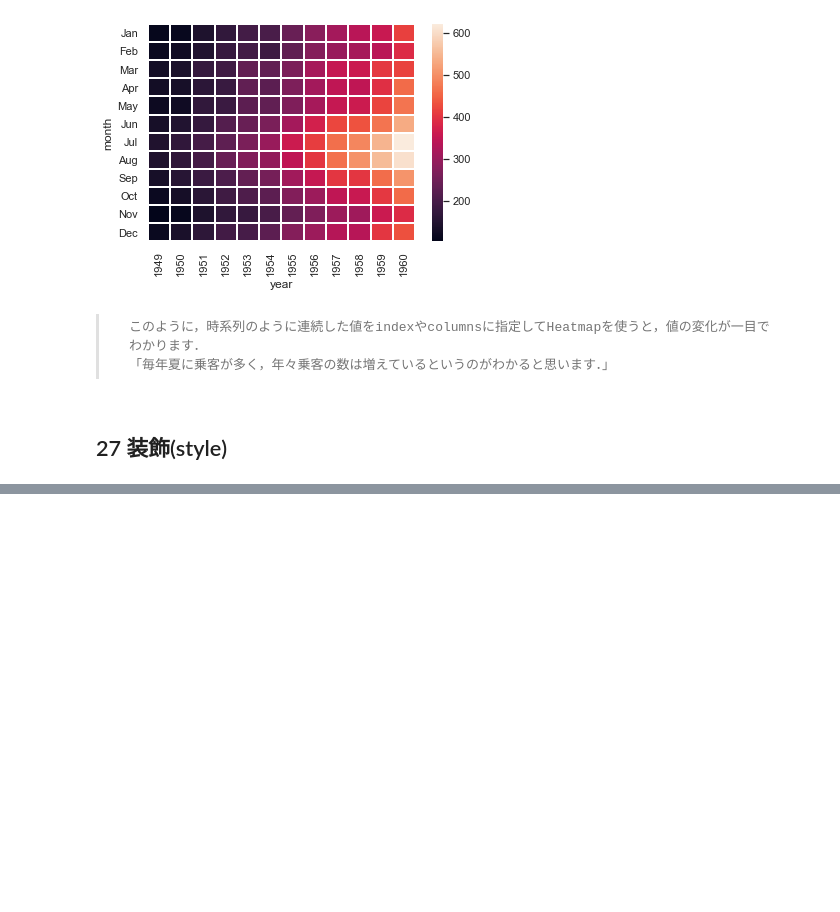
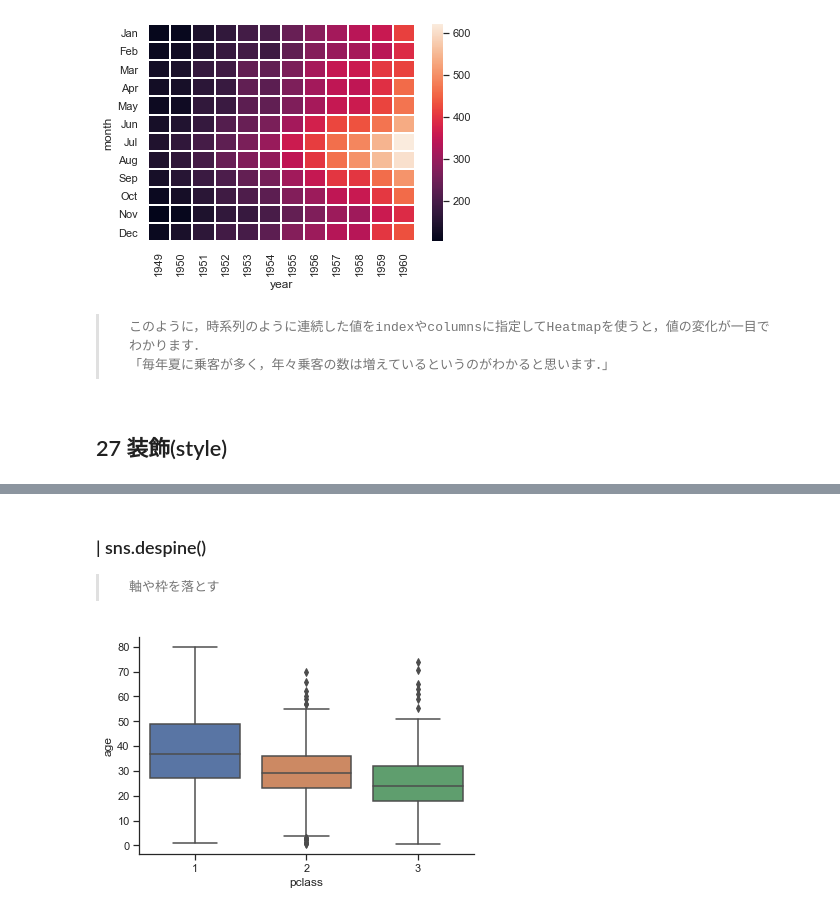
Before and after one commit to GitHiru/ml_academic, a Jupyter notebook: various_learning/kame/kame_ds_5_seaborn.ipynb, the cells around one changed output, grey strips where cells are left out. Drawn from its saved outputs; the diff is of its cells as text; code cells hidden in the pictures; blank space fills up the shorter version.

```diff
--- a/various_learning/kame/kame_ds_5_seaborn.ipynb
+++ b/various_learning/kame/kame_ds_5_seaborn.ipynb
@@ -329,0 +394,9 @@ sns.heatmap(flights_pivot, linewidths=1)
+# %% [markdown]
+### | sns.despine()
+>     軸や枠を落とす
+# %%
+sns.set(style="ticks") #枠線と軸ができる
+sns.boxplot(x="pclass", y="age", data=titanic)
+sns.despine()
+# %% [output]
+[figure, added]
```
Also changed, not shown: parts of 14 cells of this notebook.
